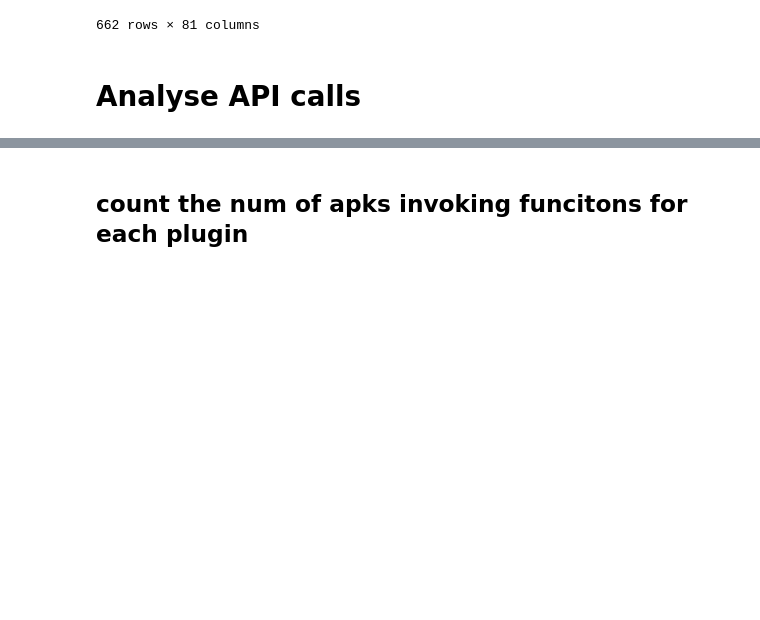
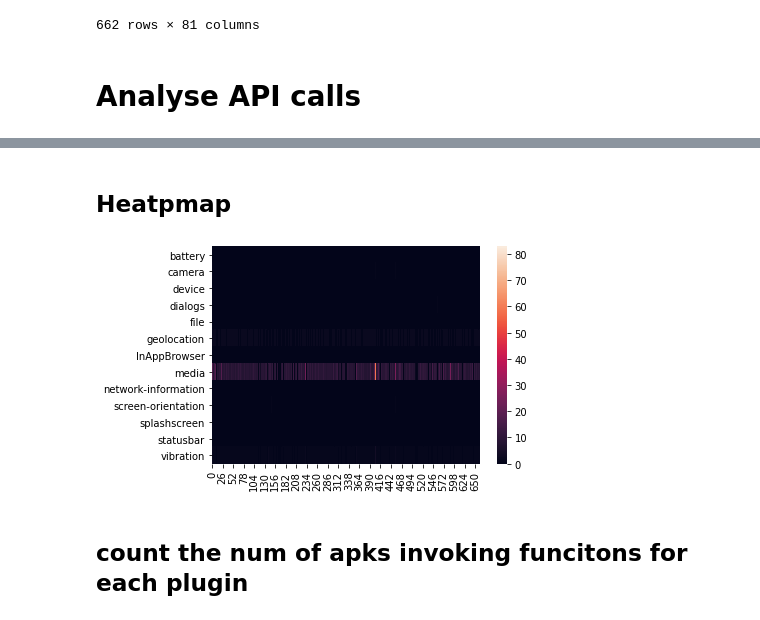
Before and after one commit to allensun623/Android-Security-Analysis, a Jupyter notebook: apk_analysis/api_calls_analysis/cordova_plugins.ipynb, the cells around one changed output, grey strips where cells are left out. Cells and saved outputs as stored; diff of their text form; code cells hidden in the pictures; blank space fills up the shorter version.

Commit message:
heatmap

```diff
--- a/apk_analysis/api_calls_analysis/cordova_plugins.ipynb
+++ b/apk_analysis/api_calls_analysis/cordova_plugins.ipynb
@@ -77,3 +97,11 @@ df_api
+# %% [markdown]
+## Heatpmap
+# %%
+import seaborn as sns
+df_plugins_only_T = df_plugins_only.T    # transpose
+ax = sns.heatmap(df_plugins_only_T)
+# %% [output]
+[figure, added]
 # %% [markdown]
 ## count the num of apks invoking funcitons for each plugin
 # %%
```
Also changed, not shown: parts of 5 cells of this notebook.
